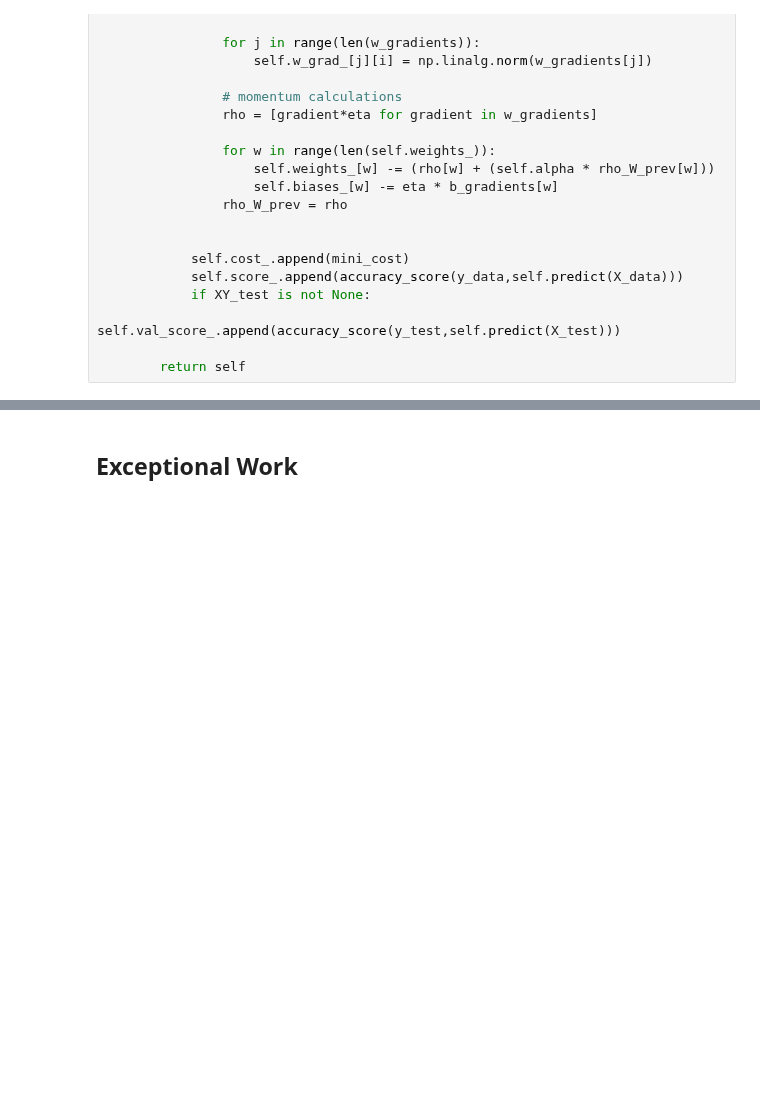
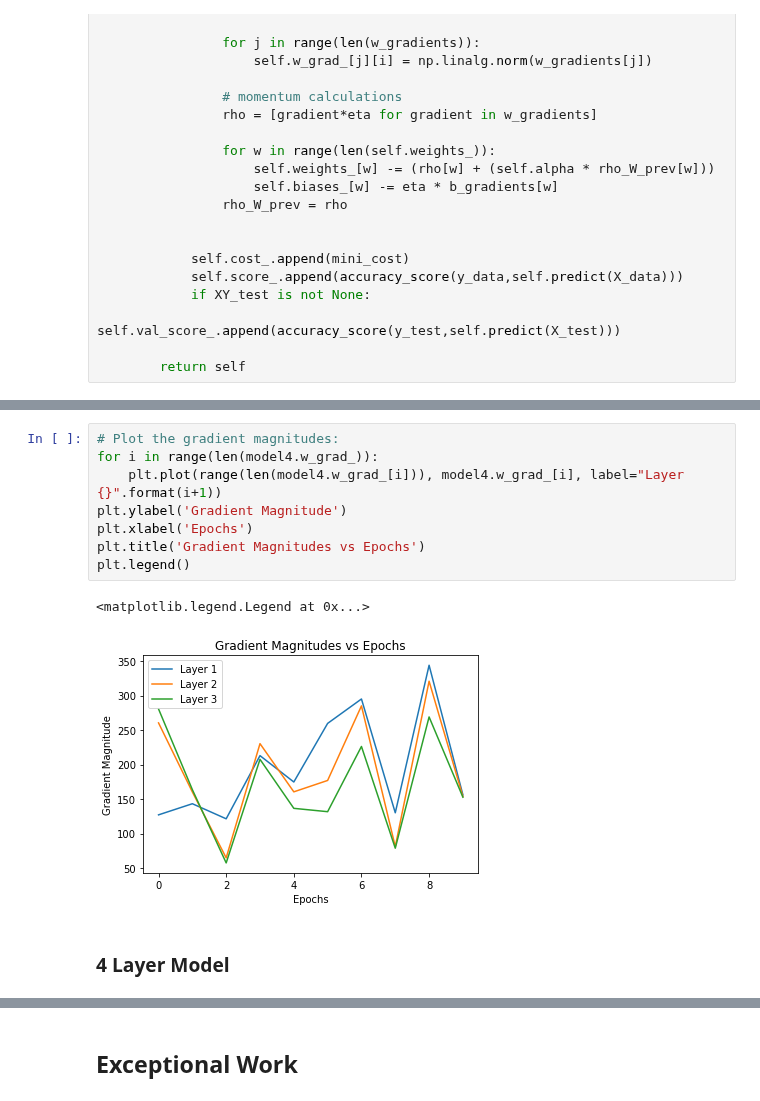
Before and after one commit to RayaanJIrani/MLLab4MultiLayerPerceptron, a Jupyter notebook: main.ipynb, the cells around one changed output, grey strips where cells are left out. Drawn from its saved outputs; the diff is of its cells as text; blank space fills up the shorter version.

Commit message:
created 3-5 layer models and stuff

```diff
--- a/main.ipynb
+++ b/main.ipynb
@@ -672,0 +671,13 @@ dtype: int64
+# %%
+# Plot the gradient magnitudes:
+for i in range(len(model4.w_grad_)):
+    plt.plot(range(len(model4.w_grad_[i])), model4.w_grad_[i], label="Layer {}".format(i+1))
+plt.ylabel('Gradient Magnitude')
+plt.xlabel('Epochs')
+plt.title('Gradient Magnitudes vs Epochs')
+plt.legend()
+# %% [output]
+<matplotlib.legend.Legend at 0x...>
+[figure, added]
+# %% [markdown]
+### 4 Layer Model
```
Also changed, not shown: parts of 14 cells of this notebook.
